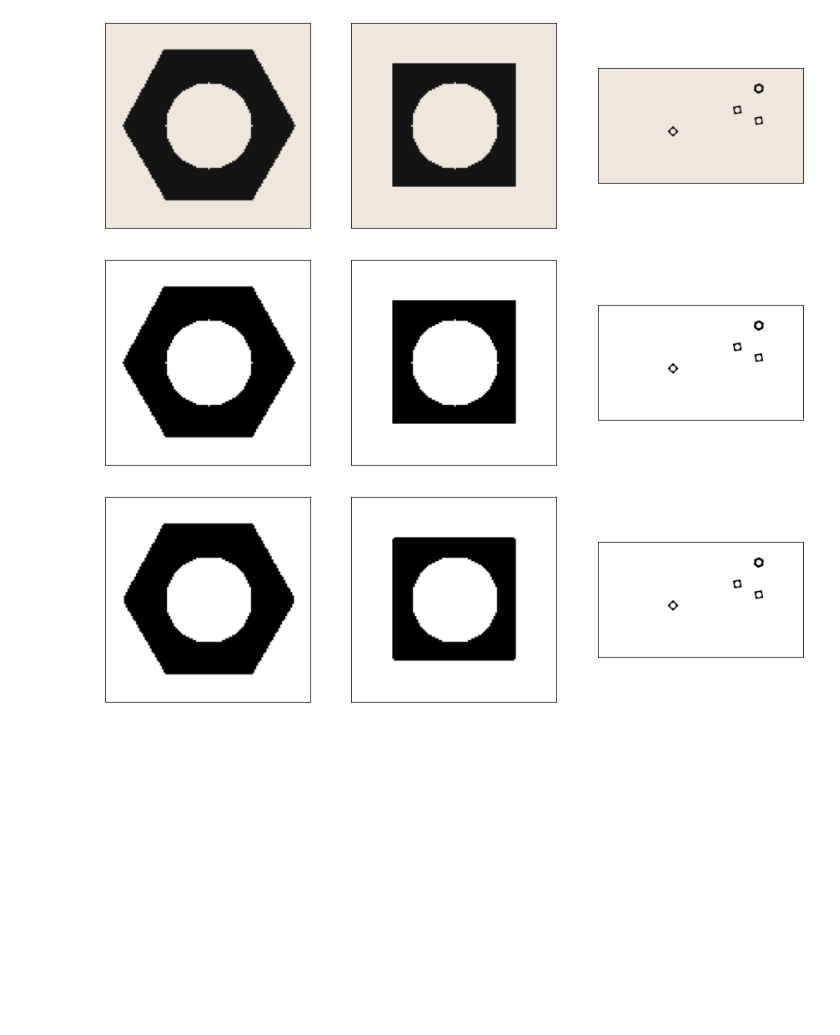
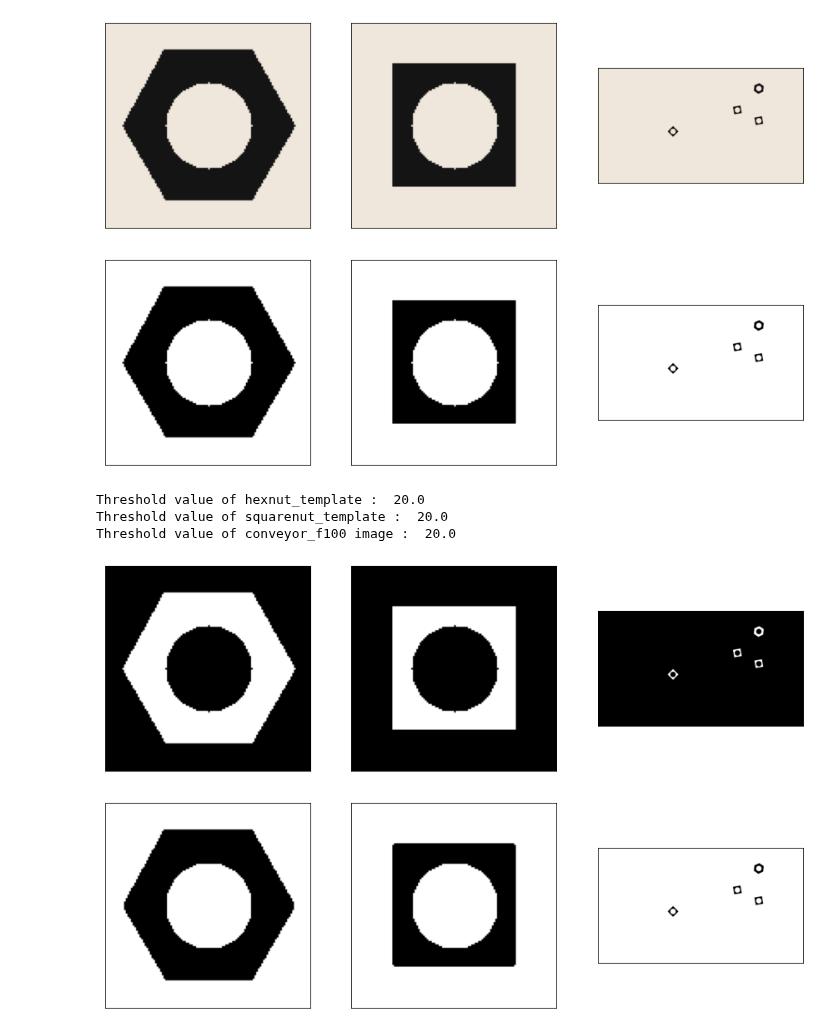
Before and after one commit to Gajaan08/FUNDAMENTALS-OF-IMAGE-PROCESSING, a Jupyter notebook: Assignment 3/A3.ipynb, the cells around one changed output. Drawn from its saved outputs; the diff is of its cells as text; code cells hidden in the pictures; blank space fills up the shorter version.

```diff
--- a/Assignment 3/A3.ipynb
+++ b/Assignment 3/A3.ipynb
@@ -62,27 +17,44 @@ for i in range(3):
 plt.show()
 # %% [output]
 [figure]
-# %%
-#grayscale images
-hexnut_template=cv.cvtColor(hexnut_template, cv.COLOR_BGR2GRAY)
-squarenut_template=cv.cvtColor(squarenut_template, cv.COLOR_BGR2GRAY)
-conveyor_f100=cv.cvtColor(conveyor_f100, cv.COLOR_BGR2GRAY)
-
-# Otsu's thresholding
-ret1,th1 = cv.threshold(hexnut_template,0,255,cv.THRESH_BINARY+cv.THRESH_OTSU)
-ret2,th2 = cv.threshold(squarenut_template,0,255,cv.THRESH_BINARY+cv.THRESH_OTSU)
-ret3,th3 = cv.threshold(conveyor_f100,0,255,cv.THRESH_BINARY+cv.THRESH_OTSU)
-
-fig, ax = plt. subplots(1,3,figsize=(15,12))
-ax[0].imshow(th1,'gray')
-ax[1].imshow(th2,'gray')
-ax[2].imshow(th3,'gray')
-for i in range(3):
-    ax[i].set_xticks([])
-    ax[i].set_yticks([])
-plt.show()
-# %% [output]
-[figure, removed]
+# %%
+#grayscale images
+hexnut_template_g = cv.imread('hexnut_template.png', cv.IMREAD_GRAYSCALE)
+squarenut_template_g =  cv.imread('squarenut_template.png', cv.IMREAD_GRAYSCALE)
+conveyor_f100_g =  cv.imread('conveyor_f100.png', cv.IMREAD_GRAYSCALE)
+#hexnut_template_g=cv.cvtColor(hexnut_template, cv.COLOR_BGR2GRAY)
+#squarenut_template_g=cv.cvtColor(squarenut_template, cv.COLOR_BGR2GRAY)
+#conveyor_f100_g=cv.cvtColor(conveyor_f100, cv.COLOR_BGR2GRAY)
+fig, ax = plt. subplots(1,3,figsize=(15,12))
+ax[0].imshow(hexnut_template_g,cmap='gray')
+ax[1].imshow(squarenut_template_g,cmap='gray')
+ax[2].imshow(conveyor_f100_g,cmap='gray')
+for i in range(3):
+    ax[i].set_xticks([])
+    ax[i].set_yticks([])
+plt.show()
+
+# Otsu's thresholding
+ret1,th1 = cv.threshold(hexnut_template_g,0,255,cv.THRESH_BINARY_INV+cv.THRESH_OTSU)
+ret2,th2 = cv.threshold(squarenut_template_g,0,255,cv.THRESH_BINARY_INV+cv.THRESH_OTSU)
+ret3,th3 = cv.threshold(conveyor_f100_g,0,255,cv.THRESH_BINARY_INV+cv.THRESH_OTSU)
+print("Threshold value of hexnut_template : ",ret1)
+print("Threshold value of squarenut_template : ",ret2)
+print("Threshold value of conveyor_f100 image : ",ret3)
+fig, ax = plt. subplots(1,3,figsize=(15,12))
+ax[0].imshow(th1,cmap='gray')
+ax[1].imshow(th2,cmap='gray')
+ax[2].imshow(th3,cmap='gray')
+for i in range(3):
+    ax[i].set_xticks([])
+    ax[i].set_yticks([])
+plt.show()
+# %% [output]
+[figure, added]
+Threshold value of hexnut_template :  20.0
+Threshold value of squarenut_template :  20.0
+Threshold value of conveyor_f100 image :  20.0
+[figure, added]
 # %%
 #grayscale images
 hexnut_template=cv.cvtColor(hexnut_template, cv.COLOR_BGR2GRAY)
```
Also changed, not shown: parts of 12 cells of this notebook, 1 other file.
